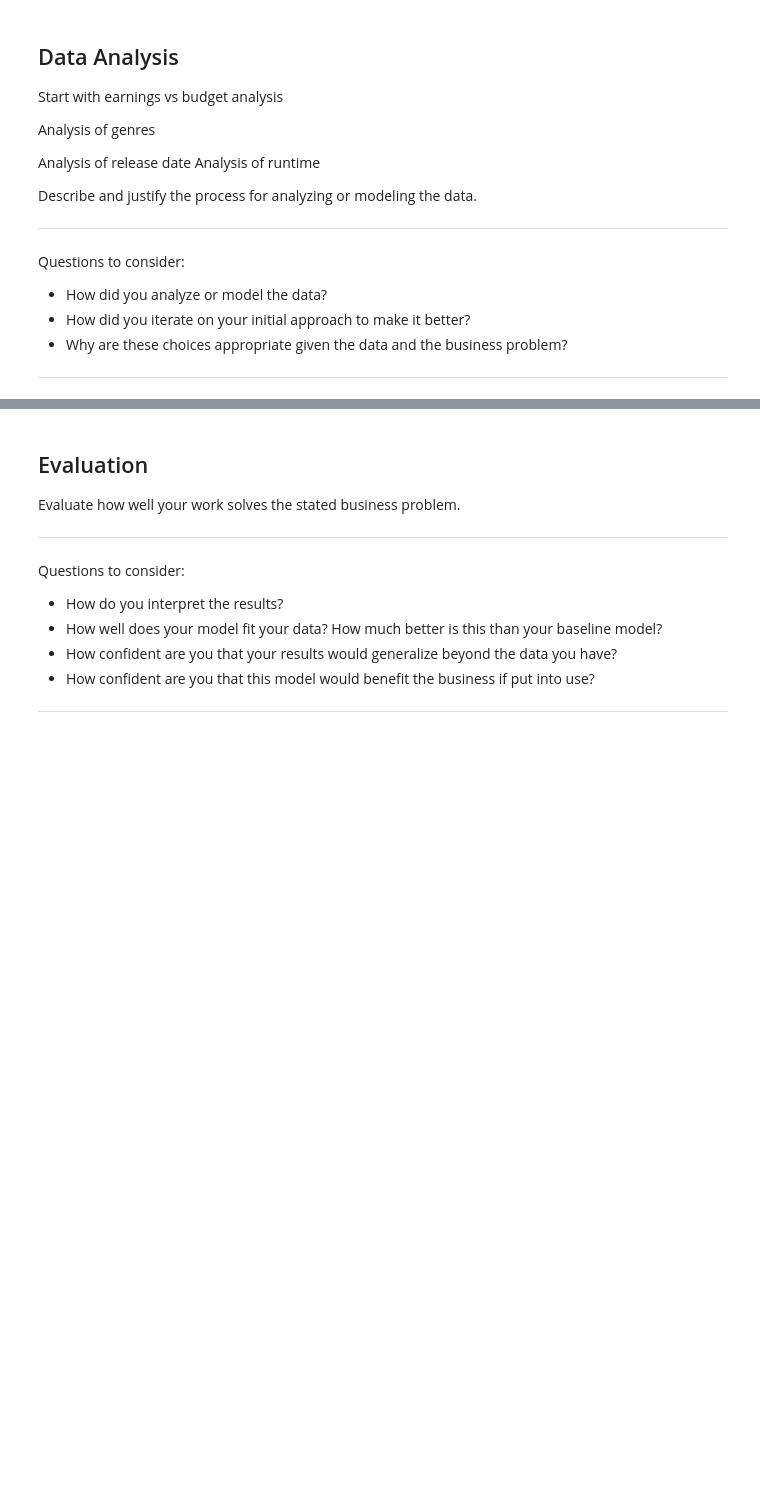
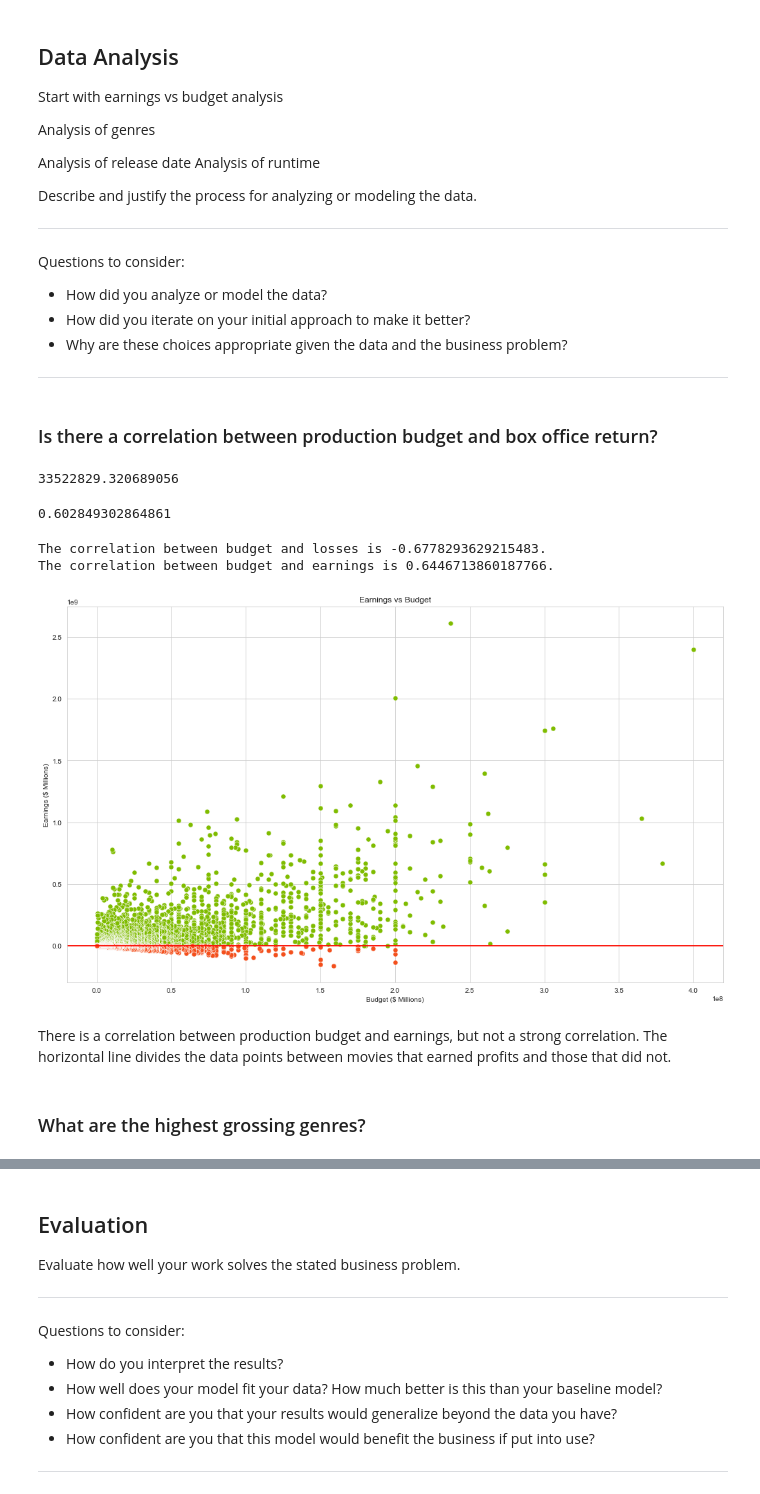
Before and after one commit to czarinagluna/Microsoft-Movie-Recommendations, a Jupyter notebook: microsoft-movie-recommendations.ipynb, the cells around one changed output, grey strips where cells are left out. Saved outputs shown, nothing was run; the diff lists cells and outputs as text; code cells hidden in the pictures; blank space fills up the shorter version.

```diff
--- a/microsoft-movie-recommendations.ipynb
+++ b/microsoft-movie-recommendations.ipynb
@@ -221,3 +216,0 @@ movie_cash_flow = df[["movie", "production_budget", "worldwide_gross", "domestic
-# %%
-movie_cash_flow = movie_cash_flow[movie_cash_flow["worldwide_gross"] != 0]
-movie_cash_flow
@@ -309,0 +287,49 @@ Questions to consider:
+# %% [markdown]
+### Is there a correlation between production budget and box office return?
+# %%
+movie_cash_flow['production_budget'].mean()
+# %% [output]
+33522829.320689056
+# %%
+movie_cash_flow['production_budget'].corr(movie_cash_flow['earnings'])
+# %% [output]
+0.602849302864861
+# %%
+movie_cash_flow_earners = movie_cash_flow[movie_cash_flow["earnings"] > 0]
+movie_cash_flow_losers = movie_cash_flow[movie_cash_flow["earnings"] < 0]
+# %%
+losers = movie_cash_flow_losers['production_budget'].corr(movie_cash_flow_losers['earnings'])
+winners = movie_cash_flow_earners['production_budget'].corr(movie_cash_flow_earners['earnings'])
+print(f'The correlation between budget and losses is {losers}.')
+print(f'The correlation between budget and earnings is {winners}.')
+# %% [output]
+The correlation between budget and losses is -0.6778293629215483.
+The correlation between budget and earnings is 0.6446713860187766.
+# %%
+sns.set_style("whitegrid")
+
+fig, ax = plt.subplots()
+
+graph1 = sns.scatterplot(
+    x=movie_cash_flow_earners['production_budget'],
+    y= movie_cash_flow_earners["earnings"],
+    color='#7FBC00',
+    s=50)
+graph2 = sns.scatterplot(
+    x=movie_cash_flow_losers['production_budget'],
+    y= movie_cash_flow_losers["earnings"],
+    color='#F34F1C',
+    s=50)
+graph1.axhline(1)
+plt.xlabel('Budget ($ Millions)')
+plt.ylabel('Earnings ($ Millions)')
+plt.title('Earnings vs Budget')
+ax.axhline(y=1, color= "red")
+fig.set_size_inches(17,10)
+plt.show()
+# %% [output]
+[figure, added]
+# %% [markdown]
+There is a correlation between production budget and earnings, but not a strong correlation. The horizontal line divides the data points between movies that earned profits and those that did not.
+# %% [markdown]
+### What are the highest grossing genres?
```
Also changed, not shown: parts of 34 cells of this notebook, 1 other file.
